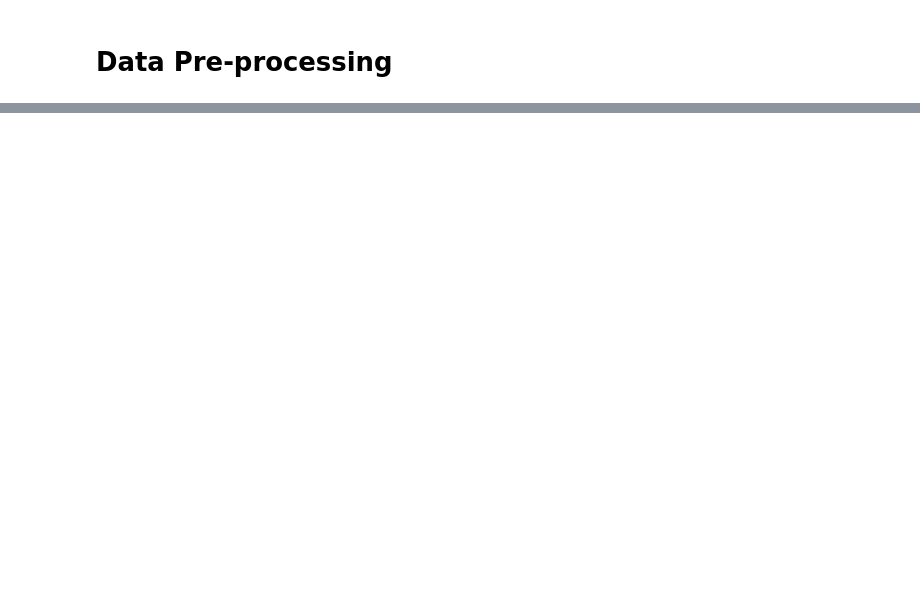
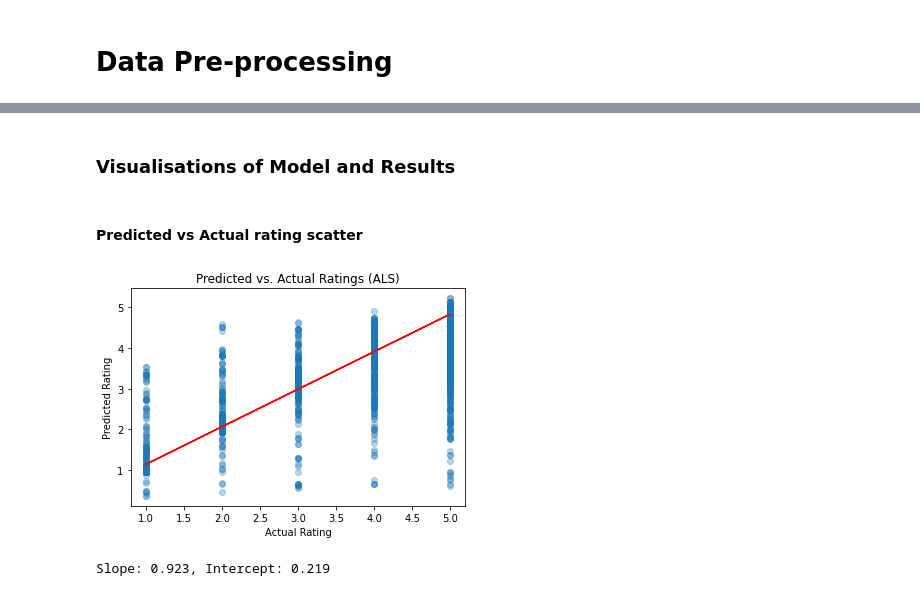
Before and after one commit to apmartindata/infs3208-project-amazon-reviews-search, a Jupyter notebook: INFS3208_Project.ipynb, the cells around one changed output, grey strips where cells are left out. Saved outputs shown, nothing was run; the diff lists cells and outputs as text; code cells hidden in the pictures; blank space fills up the shorter version.

```diff
--- a/INFS3208_Project.ipynb
+++ b/INFS3208_Project.ipynb
@@ -379,0 +174,2 @@ plt.show()
+# %%
+df_br_ratings_clean = ss.read.parquet("/tmp/reviews_filtered_fiction")
@@ -379,0 +232,12 @@ plt.show()
+# %%
+
+#converts string ids to numerical ids
+df_user_indexer = StringIndexer(inputCol="user_str", outputCol="userId", handleInvalid="skip").fit(df_ratings)
+df_title_indexer = StringIndexer(inputCol="item_str", outputCol="itemId", handleInvalid="skip").fit(df_ratings)
+
+#create ratings dataframe to contain numerical ids
+df_ratings_indexed = (
+    df_title_indexer.transform(df_user_indexer.transform(df_ratings))
+    .select("userId","itemId","rating")
+    .cache()
+)
@@ -379,0 +246,3 @@ plt.show()
+# %%
+#creating training and test sets
+train, test = df_ratings_indexed.randomSplit([0.8, 0.2], seed=42)
@@ -379,0 +414,31 @@ plt.show()
+# %% [markdown]
+### Visualisations of Model and Results
+# %% [markdown]
+#### Predicted vs Actual rating scatter
+# %%
+
+
+
+df_pred = pred.select("rating", "prediction").toPandas()
+# convert to numpy arrays
+x = df_pred["rating"]
+y = df_pred["prediction"]
+
+# fit a linear regression line y = a*x + b
+a, b = np.polyfit(x, y, 1)
+
+# scatter plot of actual vs predicted
+plt.scatter(x, y, alpha=0.3)
+plt.xlabel("Actual Rating")
+plt.ylabel("Predicted Rating")
+plt.title("Predicted vs. Actual Ratings (ALS)")
+
+# add regression line
+plt.plot(x, a*x + b, color="red", label=f"Trend line: y={a:.2f}x+{b:.2f}")
+
+plt.show()
+
+print(f"Slope: {a:.3f}, Intercept: {b:.3f}")
+# %% [output]
+[figure, added]
+Slope: 0.923, Intercept: 0.219
```
Also changed, not shown: parts of 94 cells of this notebook.
